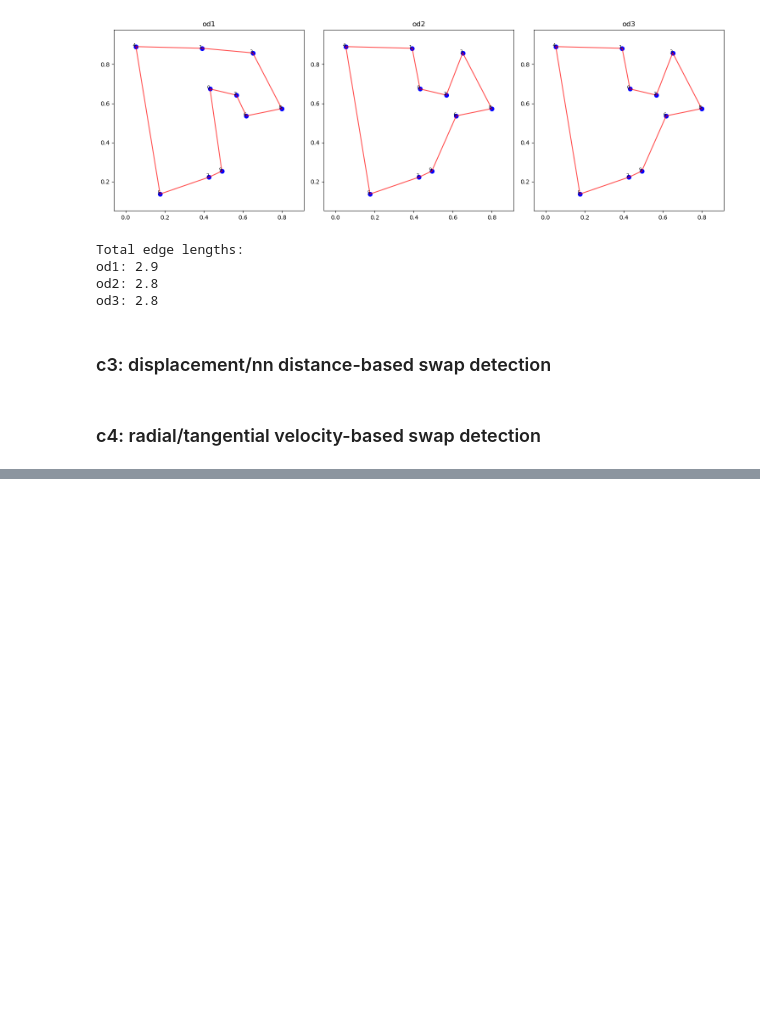
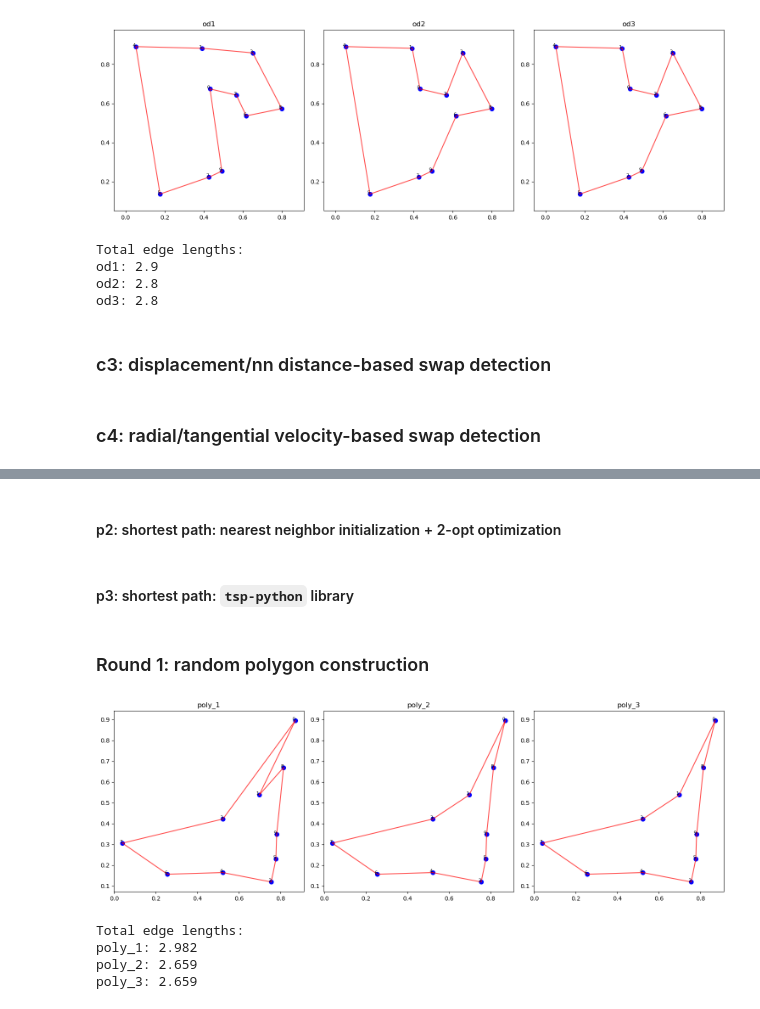
Before and after one commit to mingxiaowei/jelly-sleap, a Jupyter notebook: sleap/jelly/notebook/correction_contest.ipynb, the cells around one changed output, grey strips where cells are left out. Cells and saved outputs as stored; diff of their text form; code cells hidden in the pictures; blank space fills up the shorter version.

```diff
--- a/sleap/jelly/notebook/correction_contest.ipynb
+++ b/sleap/jelly/notebook/correction_contest.ipynb
@@ -463,0 +525,9 @@ def c2_correction(labels, mins_score=0.4):
+# %%
+def poly_1(points):
+    center_pos = np.mean(points, axis=0)
+    coord_diff = points - center_pos
+    angles = np.arctan2(coord_diff[:, 1], coord_diff[:, 0])
+    sorted_indices = np.argsort(angles)
+    return sorted_indices
+# %% [markdown]
+#### p2: shortest path: nearest neighbor initialization + 2-opt optimization
@@ -463,0 +594,71 @@ def c2_correction(labels, mins_score=0.4):
+# %% [markdown]
+#### p3: shortest path: `tsp-python` library
+# %%
+def poly_3(all_tracked_points):
+    points = all_tracked_points
+    if len(points) <= 2:
+        return list(range(len(points)))
+    initial_permutation = nearest_neighbor_path(points)
+    distance_matrix = euclidean_distance_matrix(points)
+    permutation, _ = solve_tsp_local_search(distance_matrix, x0=initial_permutation)
+    return permutation
+# %% [markdown]
+### Round 1: random polygon construction
+# %%
+def plot_polygon(points, order, ax, title):
+    """Helper function to plot a polygon with given point order"""
+    # Plot points
+    ax.scatter(points[:, 0], points[:, 1], c='blue', s=50)
+
+    # Plot edges connecting points in order
+    for i in range(len(order)):
+        start = points[order[i]]
+        end = points[order[(i + 1) % len(order)]]
+        ax.plot([start[0], end[0]], [start[1], end[1]], 'r-', alpha=0.7)
+
+        # Add point indices as labels
+        ax.text(points[order[i], 0], points[order[i], 1],
+                str(order[i]), fontsize=8, ha='right')
+
+    ax.set_title(title)
+    ax.axis('equal')
+
+# Create figure with 3 subplots
+fig, (ax1, ax2, ax3) = plt.subplots(1, 3, figsize=(15, 5))
+
+# # Get frame points to test
+# frame_idx = 298  # Use first frame from stable ranges
+# frame_points = c1_corrected_coords[frame_idx]
+frame_points = np.random.rand(10, 2)
+
+p1 = poly_1(frame_points)
+plot_polygon(frame_points, p1, ax1, 'poly_1')
+
+p2 = poly_2(frame_points)
+plot_polygon(frame_points, p2, ax2, 'poly_2')
+
+p3 = poly_3(frame_points)
+plot_polygon(frame_points, p3, ax3, 'poly_3')
+
+plt.tight_layout()
+plt.show()
+
+# Print total edge lengths for comparison
+def get_total_edge_length(points, order):
+    total = 0
+    for i in range(len(order)):
+        start = points[order[i]]
+        end = points[order[(i + 1) % len(order)]]
+        total += np.sqrt(np.sum((end - start)**2))
+    return total
+
+print("\nTotal edge lengths:")
+print(f"poly_1: {get_total_edge_length(frame_points, p1):.3f}")
+print(f"poly_2: {get_total_edge_length(frame_points, p2):.3f}")
+print(f"poly_3: {get_total_edge_length(frame_points, p3):.3f}")
+# %% [output]
+[figure, added]
+Total edge lengths:
+poly_1: 2.982
+poly_2: 2.659
+poly_3: 2.659
```
Also changed, not shown: parts of 14 cells of this notebook, 1 other file.
